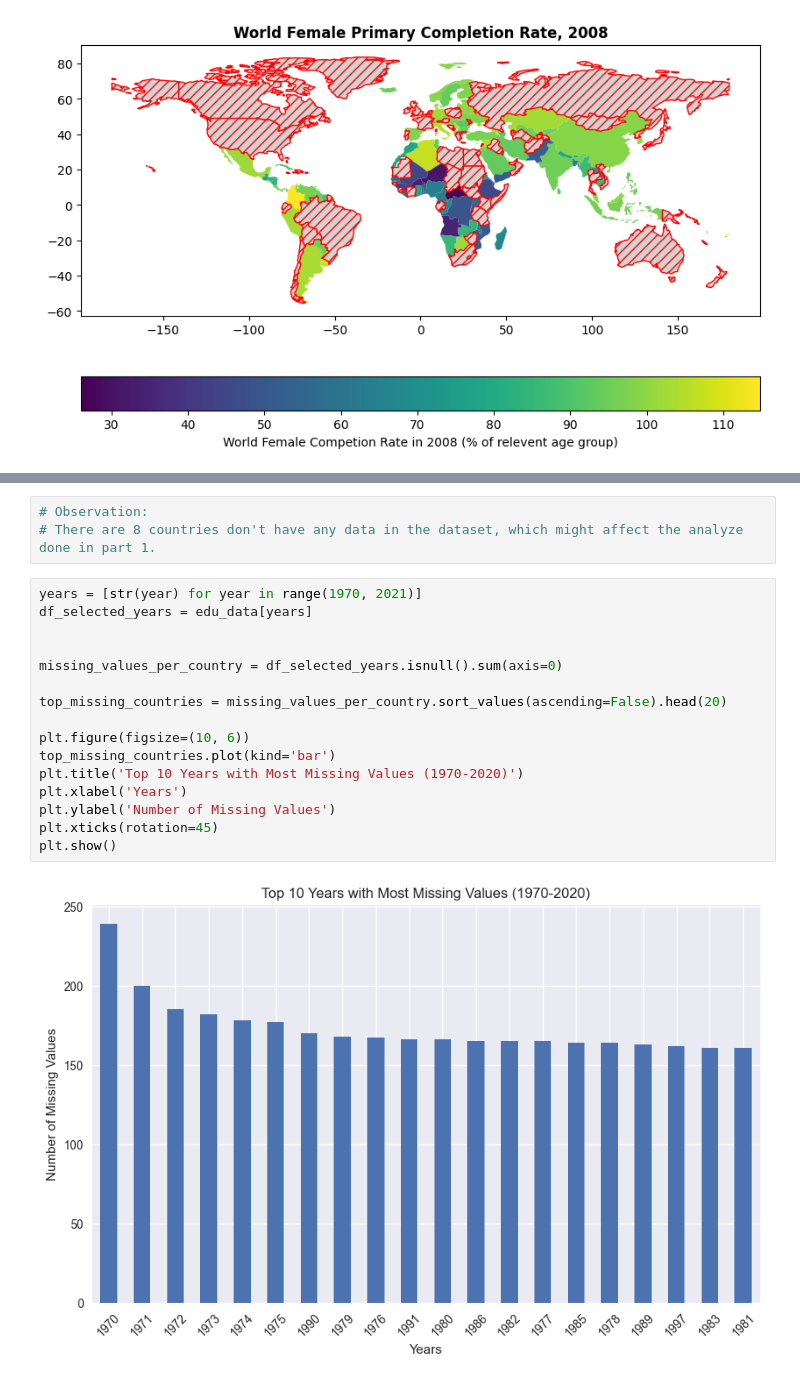
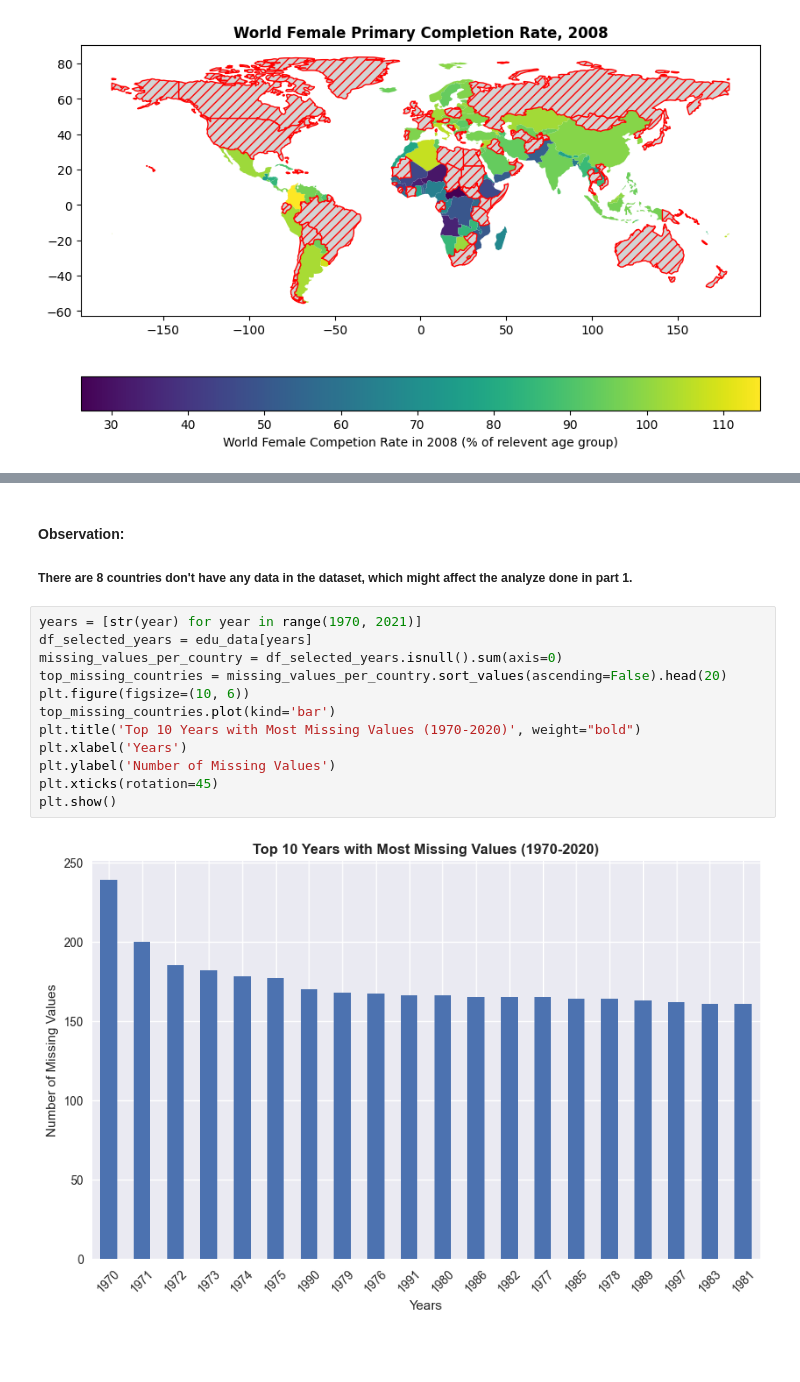
Before and after one commit to HongjunQian/data_project_2023, a Jupyter notebook: Data_project.ipynb, the cells around one changed output, grey strips where cells are left out. Drawn from its saved outputs; the diff is of its cells as text; blank space fills up the shorter version.

```diff
--- a/Data_project.ipynb
+++ b/Data_project.ipynb
@@ -305,24 +276,20 @@ plt.plot()
 # %% [output]
 []
 [figure]
-# %%
-# Observation:
-# There are 8 countries don't have any data in the dataset, which might affect the analyze done in part 1.
+# %% [markdown]
+#### Observation:
+##### There are 8 countries don't have any data in the dataset, which might affect the analyze done in part 1.
 # %%
 years = [str(year) for year in range(1970, 2021)]
 df_selected_years = edu_data[years]
-
-
 missing_values_per_country = df_selected_years.isnull().sum(axis=0)
-
 top_missing_countries = missing_values_per_country.sort_values(ascending=False).head(20)
-
 plt.figure(figsize=(10, 6))
 top_missing_countries.plot(kind='bar')
-plt.title('Top 10 Years with Most Missing Values (1970-2020)')
+plt.title('Top 10 Years with Most Missing Values (1970-2020)', weight="bold")
 plt.xlabel('Years')
 plt.ylabel('Number of Missing Values')
 plt.xticks(rotation=45)
 plt.show()
 # %% [output]
-[figure, old version]
+[figure, new version]
```
Also changed, not shown: parts of 33 cells of this notebook.
